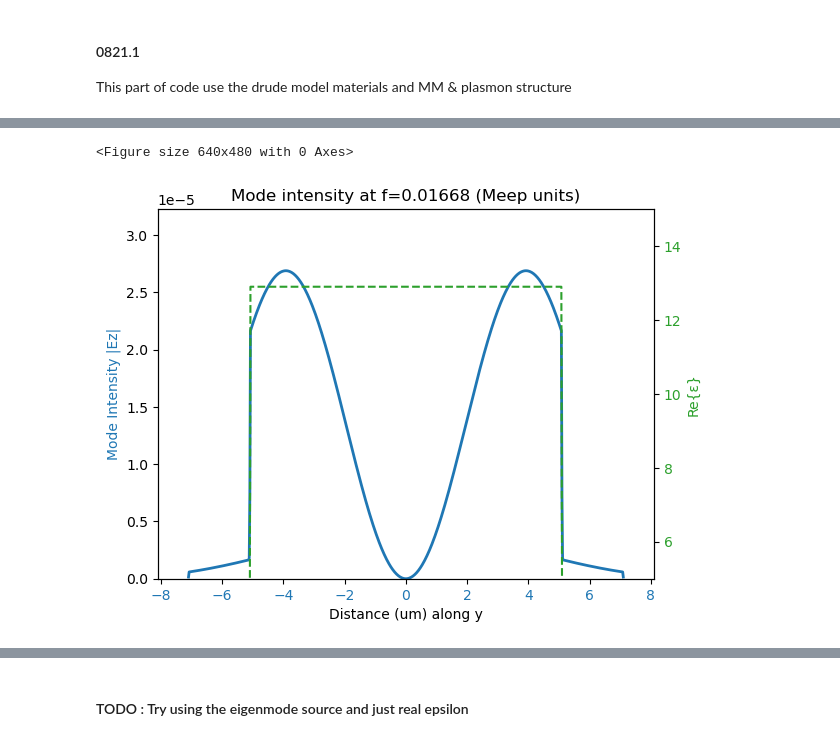
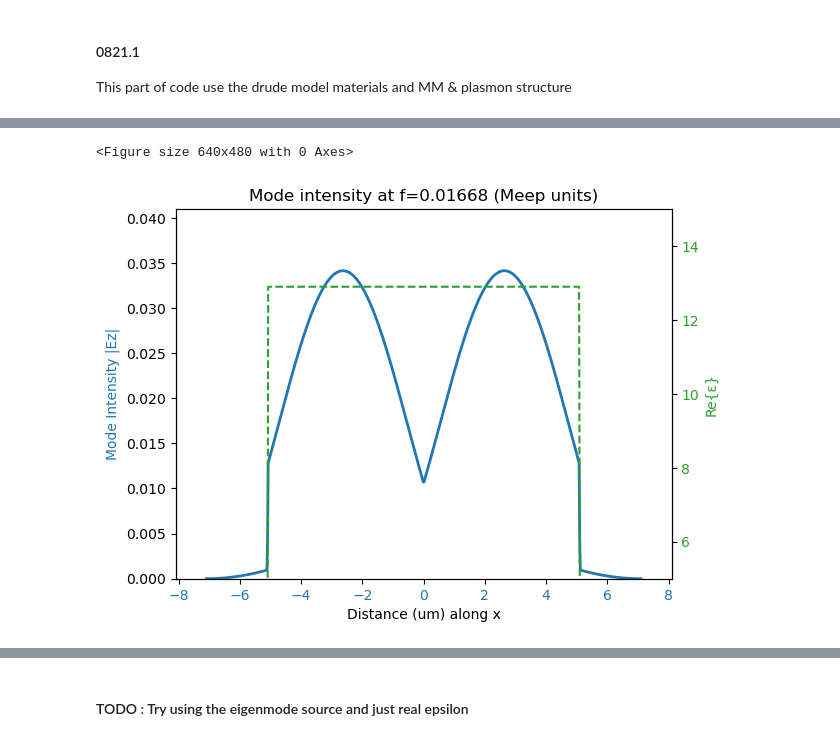
Before and after one commit to zhou277/Semiconductor_laser, a Jupyter notebook: 3_Mode_intensity.ipynb, the cells around one changed output, grey strips where cells are left out. Saved outputs shown, nothing was run; the diff lists cells and outputs as text; code cells hidden in the pictures.

```diff
--- a/3_Mode_intensity.ipynb
+++ b/3_Mode_intensity.ipynb
@@ -409,6 +547,7 @@ import meep as mp
 import numpy as np
 import matplotlib.pyplot as plt
 import math
+from meep.materials import Au
 
 # Perfectly Matched Layer if THz , set PML to 1
 pml_layers = [mp.PML(1)]
@@ -446,10 +585,11 @@ def drude_medium(N_cm3, tau_ps, m_eff_ratio, eps_inf)-> mp.Medium:
                                                                 gamma=gamma_meep,
                                    )])
 
-Au_fun         = drude_medium(N_cm3=5.6e22, tau_ps=0.05,    m_eff_ratio=1,     eps_inf=1.0 )
+Au_fun         = drude_medium(N_cm3=5.6e22, tau_ps=0.05,    m_eff_ratio=0.067,     eps_inf=1 )
+# Au_fun         = Au
 GaAs_5e18_fun  = drude_medium(N_cm3=5.0e18, tau_ps=0.1,     m_eff_ratio=0.067, eps_inf=12.9)
 GaAs_5e15_fun  = drude_medium(N_cm3=5.0e15, tau_ps=1.0,     m_eff_ratio=0.067, eps_inf=12.9)
-GaAs_1e18_fun  = drude_medium(N_cm3=1.0e18, tau_ps=0.1,     m_eff_ratio=0.067, eps_inf=12.9)
+GaAs_1e18_fun  = drude_medium(N_cm3=1.0e18, tau_ps=0.1,     m_eff_ratio=0.067, eps_inf=5)
 GaAs_3e18_fun  = drude_medium(N_cm3=3.0e18, tau_ps=1.0,     m_eff_ratio=0.067, eps_inf=12.9)
 GaAs_0_fun     = drude_medium(N_cm3=0,      tau_ps=1.0,     m_eff_ratio=0.067, eps_inf=12.9)
 
@@ -492,83 +632,15 @@ cell = mp.Vector3(sx, sy, sz)
 sources = [mp.Source(
                     # src=mp.ContinuousSource(frequency=freq_in_meep,fwidth=fwidth),
                     src=mp.GaussianSource(frequency=freq_in_meep,fwidth=fwidth),
+                    component=mp.Ez,
                     amplitude=1,
-                    component=mp.Hy,
-                    center=mp.Vector3(0,0,-sz/2),      # 放在结构左侧一些
-                    size=mp.Vector3(sx, 0, 0)),
+                    center=mp.Vector3(0,0,-sz/2+1),
+                    # center=mp.Vector3(22,0,-sz/2+1),
+                    size=mp.Vector3(0, 0, 0)),
                     ]
 
 
 ###----------------------simulation setup------------------###
-# basic setup (1 μm)
-def plot_Ex(sim:mp.simulation):
-    """sample Ex on x axis in the simulation"""
-    x = np.linspace(-sx/2, sx/2, 1000)
-    eps_data = np.array([sim.get_epsilon_point(mp.Vector3(xi,0,0)) for xi in x])
-    ex_data = np.array([abs(sim.get_field_point(mp.Ex, mp.Vector3(xi))**2) for xi in x])
-    ey_data = np.array([abs(sim.get_field_point(mp.Ey, mp.Vector3(xi))**2) for xi in x])
-    ez_data = np.array([abs(sim.get_field_point(mp.Ez, mp.Vector3(xi))**2) for xi in x])
-
-
-    fig, ax1 = plt.subplots()
-
-    color = 'tab:blue'
-    ax1.set_xlabel('Distance (um) along x')
-    ax1.set_ylabel('Mode Intensity |Ex|', color=color)
-    ax1.plot(x, ex_data, color=color)
-    ax1.tick_params(axis='x', labelcolor=color)
-    ax1.set_xlim(-sx/2-1,sx/2+1)
-    ax1.set_ylim(0, np.max(ex_data)*1.2)
-
-    ax2 = ax1.twinx()
-    color = 'tab:green'
-    ax2.set_ylabel('Re{ε}', color=color)
-    ax2.plot(x, eps_data, color=color, linestyle='--')
-    ax2.tick_params(axis='y', labelcolor=color)
-    ax2.set_ylim(5, 15)
-
-    plt.title('Mode Intensity and Epsilon Profile')
-    plt.show()
-
-    fig, ax1 = plt.subplots()
-
-    color = 'tab:blue'
-    ax1.set_xlabel('Distance (um) along x')
-    ax1.set_ylabel('Mode Intensity |Ey|', color=color)
-    ax1.plot(x, ey_data, color=color)
-    ax1.tick_params(axis='x', labelcolor=color)
-    ax1.set_xlim(-sx/2-1,sx/2+1)
-    ax1.set_ylim(0, np.max(ey_data)*1.2)
-
-    ax2 = ax1.twinx()
-    color = 'tab:green'
-    ax2.set_ylabel('Re{ε}', color=color)
-    ax2.plot(x, eps_data, color=color, linestyle='--')
-    ax2.tick_params(axis='y', labelcolor=color)
-    ax2.set_ylim(5, 15)
-
-    plt.title('Mode Intensity and Epsilon Profile')
-    plt.show()
-    fig, ax1 = plt.subplots()
-
-    color = 'tab:blue'
-    ax1.set_xlabel('Distance (um) along x')
-    ax1.set_ylabel('Mode Intensity |Ez|', color=color)
-    ax1.plot(x, ez_data, color=color)
-    ax1.tick_params(axis='x', labelcolor=color)
-    ax1.set_xlim(-sx/2-1,sx/2+1)
-    ax1.set_ylim(0, np.max(ez_data)*1.2)
-
-    ax2 = ax1.twinx()
-    color = 'tab:green'
-    ax2.set_ylabel('Re{ε}', color=color)
-    ax2.plot(x, eps_data, color=color, linestyle='--')
-    ax2.tick_params(axis='y', labelcolor=color)
-    ax2.set_ylim(5, 15)
-
-    plt.title('Mode Intensity and Epsilon Profile')
-    plt.show()
-
 
 dpml = 1
 sim = mp.Simulation(
@@ -604,10 +676,15 @@ sim.run(until=t_end)
 # ---------- 取 DFT 场并画沿 x ----------
 
 Ez = sim.get_dft_array(dft_fields, mp.Ez, 0)
+Ey = sim.get_dft_array(dft_fields, mp.Ey, 0)
 Ex = sim.get_dft_array(dft_fields, mp.Ex, 0)
-Ey = sim.get_dft_array(dft_fields, mp.Ey, 0)
-# Ez = np.squeeze(Ez)
+
+x = np.linspace(-cell.x/2, cell.x/2, Ez.shape[0])
+# 计算 Ez 强度
+ez_data = np.array([sim.get_field_point(mp.Ez, mp.Vector3(xi))**2/2 for xi in x])
+Ez = np.squeeze(Ez)
 I = np.abs(Ez)**2
+# I = np.abs(ez_data)
 plt.figure()
 x_coords = np.linspace(-cell.x/2, cell.x/2, I.shape[0])
 eps_data = np.array([sim.get_epsilon_point(mp.Vector3(xi,0,0)) for xi in x_coords])
@@ -615,7 +692,7 @@ intensity = I * eps_data / np.sum(eps_data)  # 归一化强度
 
 fig, ax1 = plt.subplots()
 color = 'tab:blue'
-ax1.set_xlabel('Distance (um) along y')
+ax1.set_xlabel('Distance (um) along x')
 ax1.set_ylabel('Mode Intensity |Ez|', color=color)
 ax1.plot(x_coords, intensity, lw=2, label='forward-projected |Ez|² (x–z, normalized)')
 ax1.tick_params(axis='x', labelcolor=color)
@@ -653,2 +730,2 @@ run 0 finished at t = 647.75 (64775 timesteps)
 <Figure size 640x480 with 0 Axes>
-[figure, old version]
+[figure, new version]
```
Also changed, not shown: parts of 11 cells of this notebook, 1 other file.
